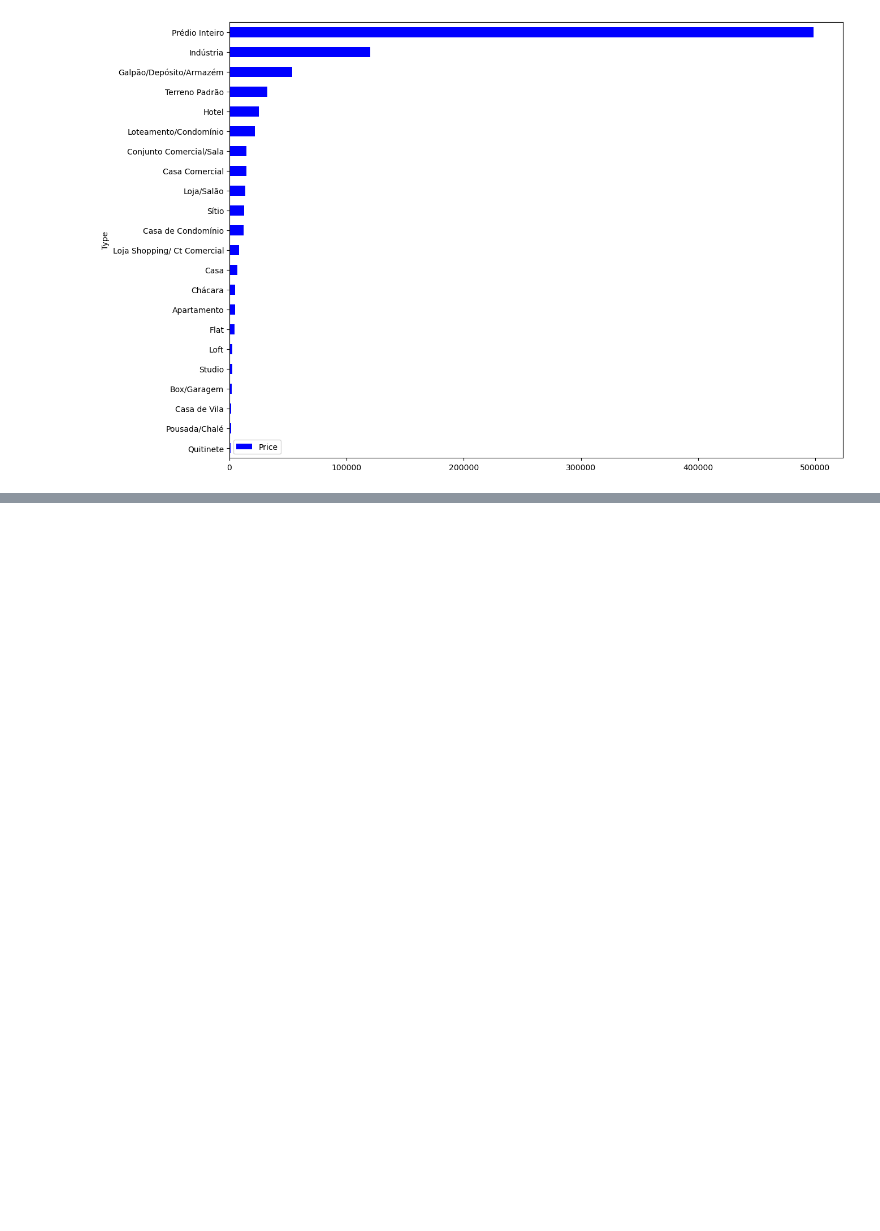
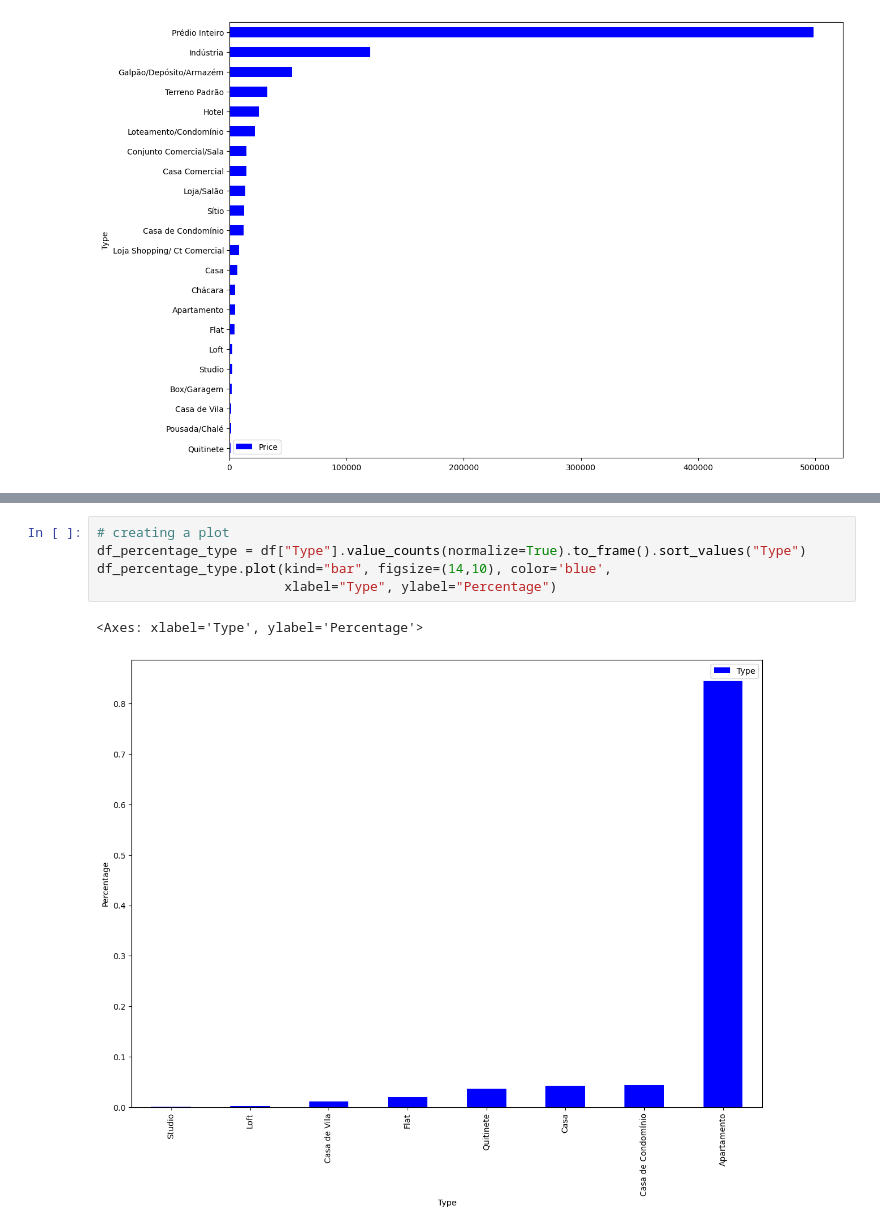
Before and after one commit to bsmiranda/Data_Science, a Jupyter notebook: 02_Real_state_data_analysis/Real_state_data_analysis.ipynb, the cells around one changed output, grey strips where cells are left out. Drawn from its saved outputs; the diff is of its cells as text; blank space fills up the shorter version.

```diff
--- a/02_Real_state_data_analysis/Real_state_data_analysis.ipynb
+++ b/02_Real_state_data_analysis/Real_state_data_analysis.ipynb
@@ -217,0 +352,8 @@ df_price_type.plot(kind='barh', figsize=(14,10), color='blue')
+# %%
+# creating a plot
+df_percentage_type = df["Type"].value_counts(normalize=True).to_frame().sort_values("Type")
+df_percentage_type.plot(kind="bar", figsize=(14,10), color='blue',
+                        xlabel="Type", ylabel="Percentage")
+# %% [output]
+<Axes: xlabel='Type', ylabel='Percentage'>
+[figure, added]
```
Also changed, not shown: parts of 28 cells of this notebook.
